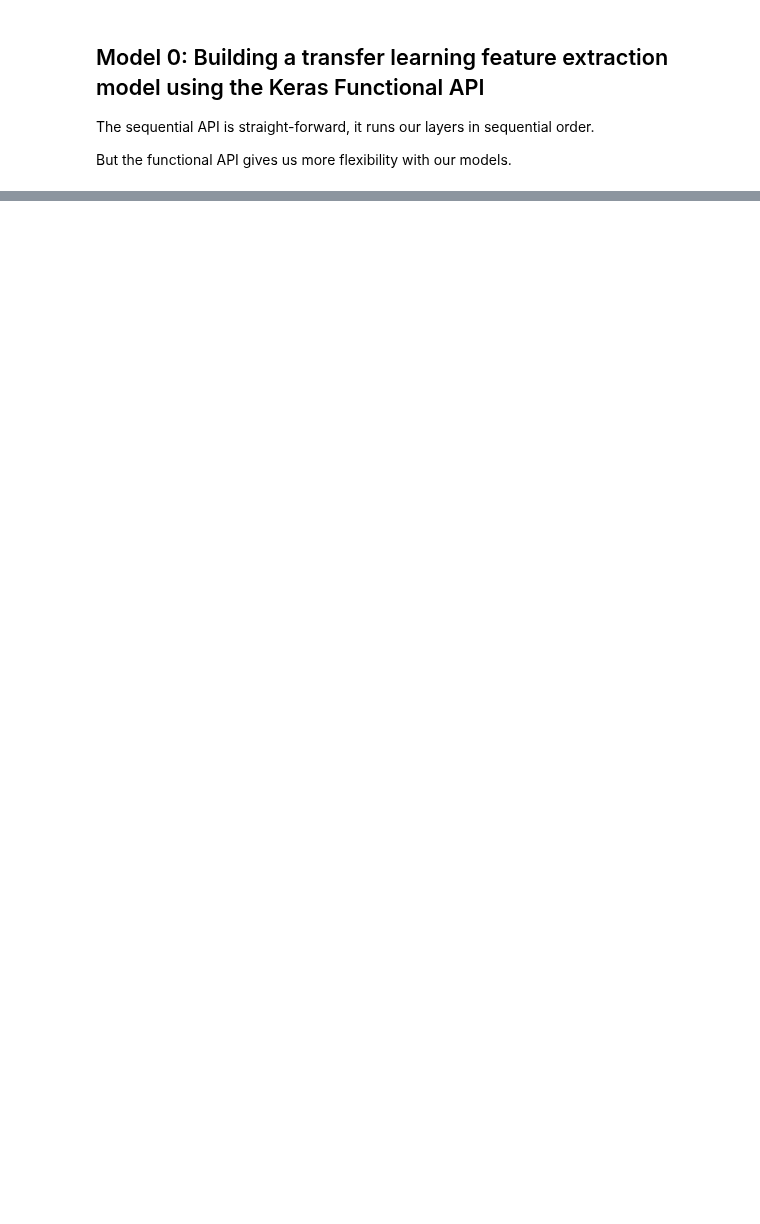
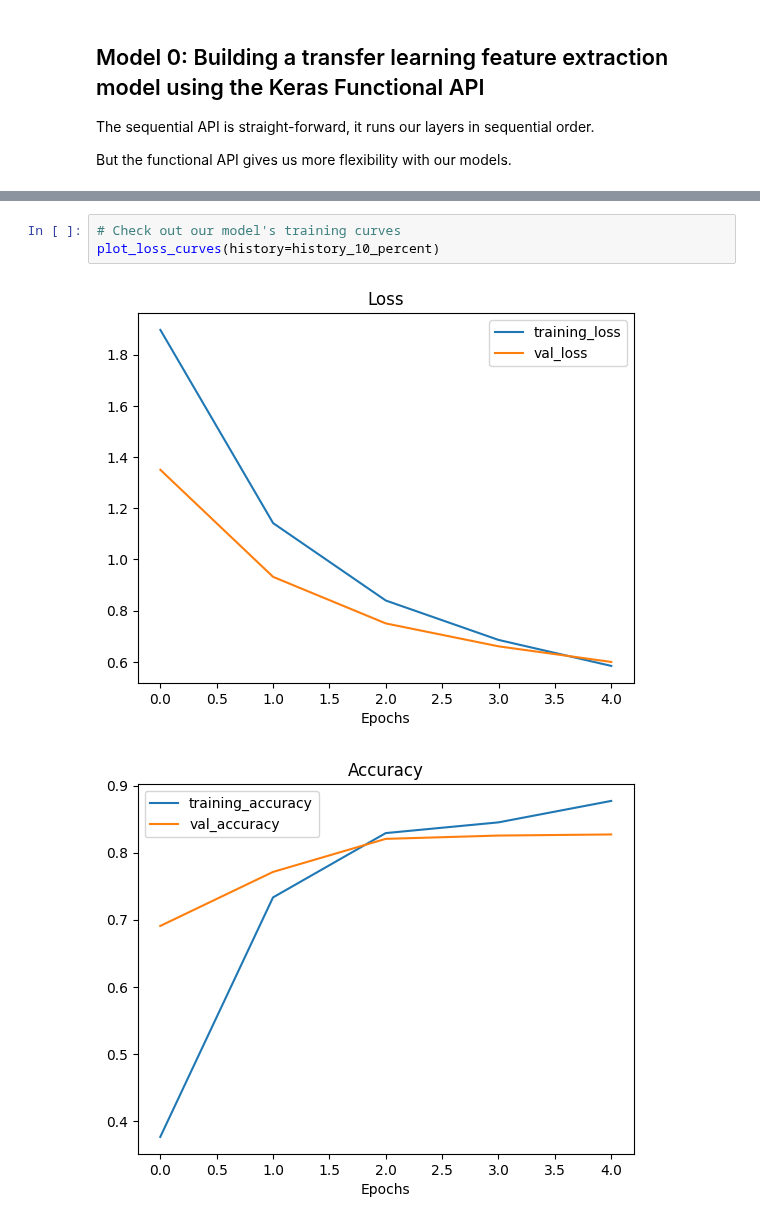
Before and after one commit to llorenscapotorres/TensorFlow, a Jupyter notebook: Transfer_Learning/Fine_Tuning/05_transfer_learning_fine_tuning.ipynb, the cells around one changed output, grey strips where cells are left out. Cells and saved outputs as stored; diff of their text form; blank space fills up the shorter version.

```diff
--- a/Transfer_Learning/Fine_Tuning/05_transfer_learning_fine_tuning.ipynb
+++ b/Transfer_Learning/Fine_Tuning/05_transfer_learning_fine_tuning.ipynb
@@ -176,0 +239,6 @@ for layer_number, layer in enumerate(base_model.layers):
+# %%
+# Check out our model's training curves
+plot_loss_curves(history=history_10_percent)
+# %% [output]
+[figure, added]
+[figure, added]
```
Also changed, not shown: parts of 15 cells of this notebook, 3 other files.
